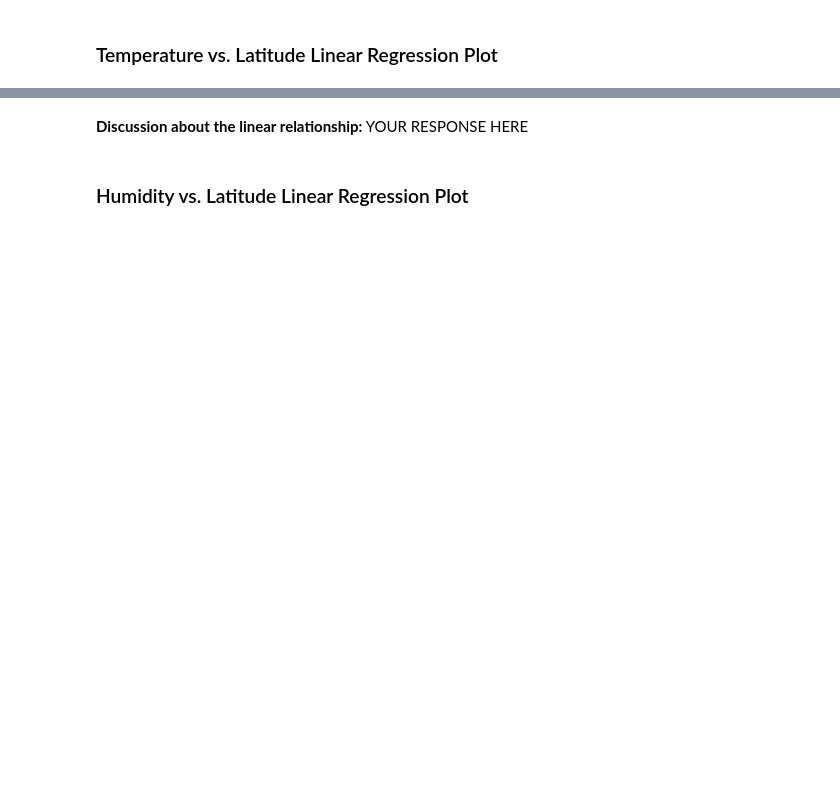
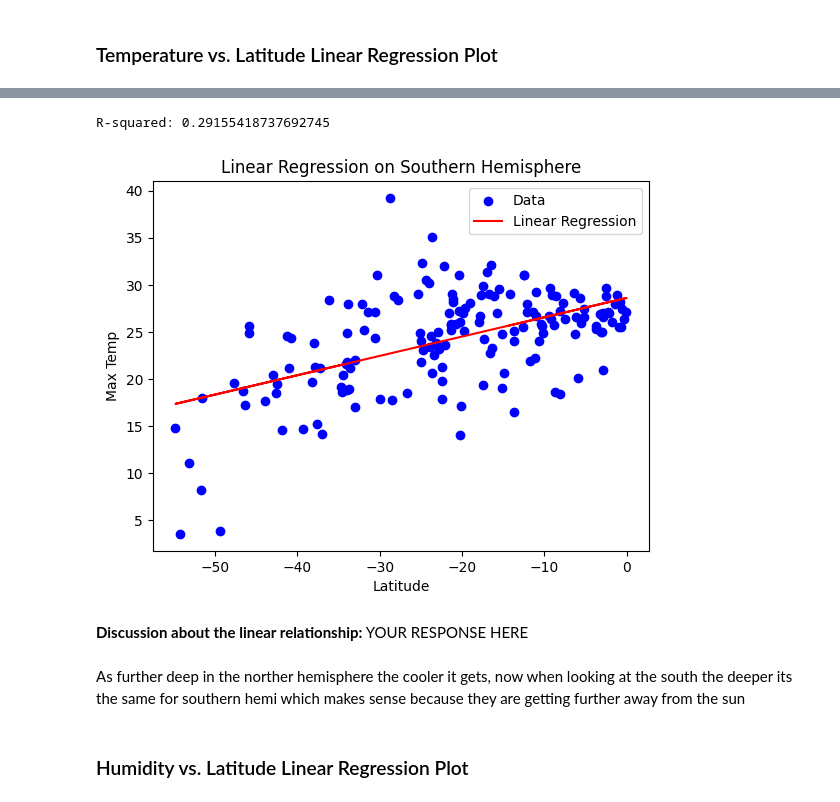
Before and after one commit to Gaddiel0327/python-api-challenge, a Jupyter notebook: WeatherPy/WeatherPy.ipynb, the cells around one changed output, grey strips where cells are left out. Cells and saved outputs as stored; diff of their text form; code cells hidden in the pictures; blank space fills up the shorter version.

```diff
--- a/WeatherPy/WeatherPy.ipynb
+++ b/WeatherPy/WeatherPy.ipynb
@@ -370,4 +403,36 @@ The r-value is: 0.4121057168607245
+# %%
+# Linear regression on Southern Hemisphere
+# Perform linear regression
+slope, intercept, rvalue, pvalue, stderr = linregress(southern_hemi_df['Lat'], southern_hemi_df['Max Temp'])
+
+# Calculate regression line
+regress_values = southern_hemi_df['Lat'] * slope + intercept
+
+# Plot the data points
+plt.scatter(southern_hemi_df['Lat'], southern_hemi_df['Max Temp'], color='blue', label='Data')
+
+# Plot the regression line
+
+plt.plot(southern_hemi_df['Lat'], regress_values, color='red', label='Linear Regression')
+
+# Add labels and legend
+plt.xlabel('Latitude')
+plt.ylabel('Max Temp')
+plt.title('Linear Regression on Southern Hemisphere')
+plt.legend()
+
+
+# Print the r-squared value
+print(f"R-squared: {rvalue**2}")
+
+# Show plot
+plt.show()
+# %% [output]
+R-squared: 0.29155418737692745
+[figure, added]
 # %% [markdown]
 **Discussion about the linear relationship:** YOUR RESPONSE HERE
+# %% [markdown]
+As further deep in the norther hemisphere the cooler it gets, now when looking at the south the deeper its the same for southern hemi which makes sense because they are getting further away from the sun
 # %% [markdown]
 ### Humidity vs. Latitude Linear Regression Plot
```
Also changed, not shown: parts of 35 cells of this notebook, 5 other files.
